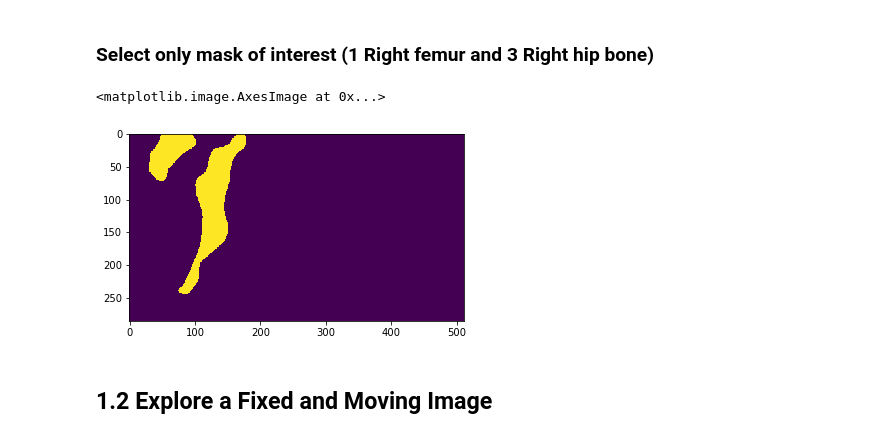
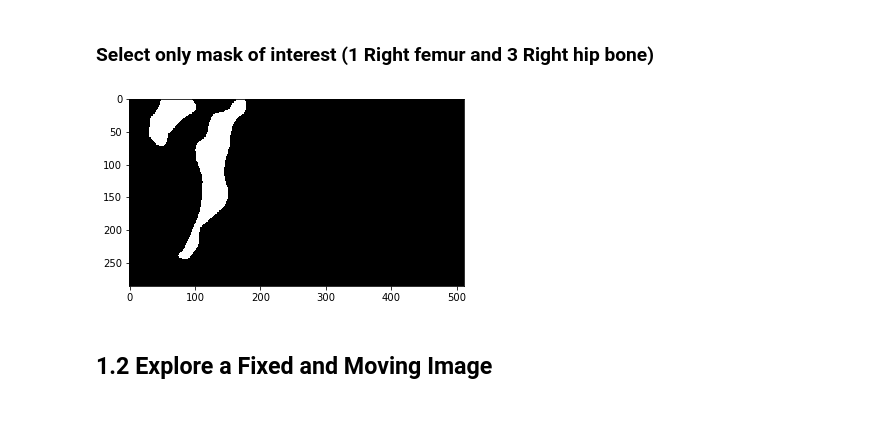
Before and after one commit to KenzaB27/segmentation-of-pelvic-bone, a Jupyter notebook: src/experiments.ipynb, the cells around one changed output. Saved outputs shown, nothing was run; the diff lists cells and outputs as text; code cells hidden in the pictures.

```diff
--- a/src/experiments.ipynb
+++ b/src/experiments.ipynb
@@ -28,16 +28,11 @@ ut.plot_3d_img_masked(pelvic_img, pelvic_mask)
 [figure]
 # %% [markdown]
 ### Select only mask of interest (1 Right femur and 3 Right hip bone)
-# %%
-fix_mask_1 = (pelvic_mask == 1)
-fix_mask_3 = (pelvic_mask == 3)
-fix_mask = fix_mask_1 + fix_mask_3
-fix_mask.GetSize()
-fix_mask_data = sitk.GetArrayFromImage(fix_mask)
-plt.imshow(fix_mask_data[:,256,:])
-# %% [output]
-<matplotlib.image.AxesImage at 0x...>
-[figure, removed]
+# %%
+importlib.reload(reg)
+mask_of_interest = reg.Transform.create_mask_of_interest(maskname, labels=[1,3], verbose=True)
+# %% [output]
+[figure, added]
 # %% [markdown]
 ## 1.2 Explore a Fixed and Moving Image
 # %%
```
Also changed, not shown: parts of 6 cells of this notebook, 3 other files.
